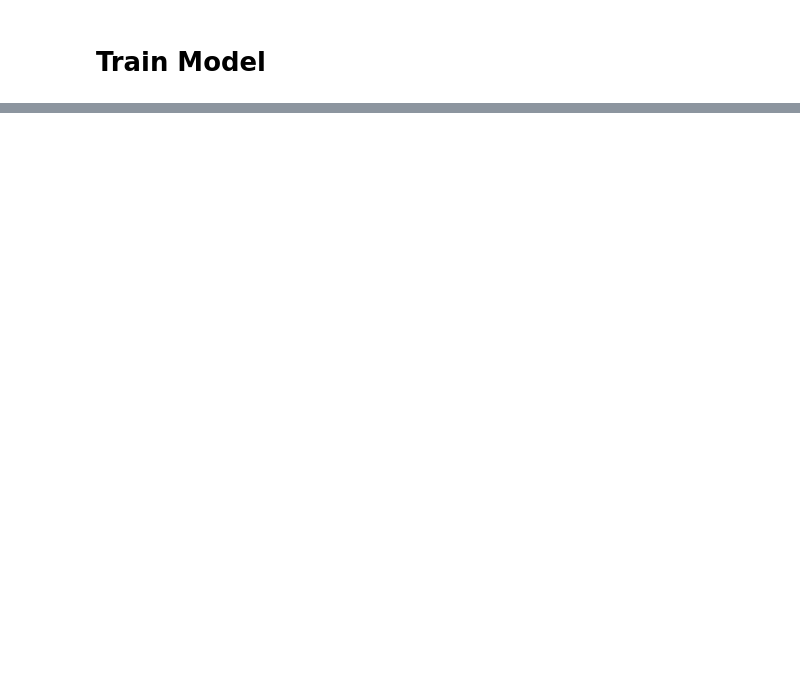
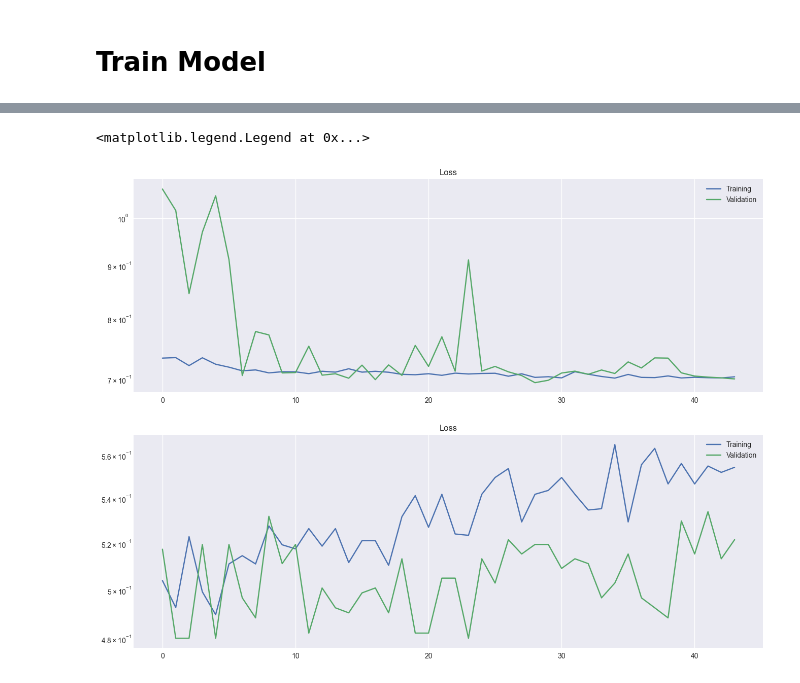
Before and after one commit to yuweichen1008/stock_analysis, a Jupyter notebook: Notebooks/InceptionTime.ipynb, the cells around one changed output, grey strips where cells are left out. Drawn from its saved outputs; the diff is of its cells as text; code cells hidden in the pictures; blank space fills up the shorter version.

```diff
--- a/Notebooks/InceptionTime.ipynb
+++ b/Notebooks/InceptionTime.ipynb
@@ -120,7 +274,7 @@ from tensorflow.keras.utils import to_categorical
 
 model.compile(loss="categorical_crossentropy", optimizer="adam", metrics=["accuracy"])
 
-model_checkpoint = ModelCheckpoint(filepath="best_model.hdf5", monitor="val_loss", save_best_only=True)
+model_checkpoint = ModelCheckpoint(filepath="best_model_tsla_inceptiontime.hdf5", monitor="val_loss", save_best_only=True)
 
 early_stopping = EarlyStopping(monitor="val_loss", patience=100, restore_best_weights=True)
 callbacks = [model_checkpoint, early_stopping]
@@ -132,0 +308,22 @@ ValueError: invalid literal for int() with base 10: 'Buy'
+# %%
+from tensorflow.keras.callbacks import ModelCheckpoint, EarlyStopping, ReduceLROnPlateau
+from tensorflow.keras.utils import to_categorical
+
+model.compile(loss="categorical_crossentropy", optimizer="adam", metrics=["accuracy"])
+
+train_label_counts = label_distribution.iloc[0]
+class_weight = {
+    LABEL_BULL: 1.,
+    LABEL_BEAR: train_label_counts["Bull"]/train_label_counts["Bear"]
+}
+reduce_lr = ReduceLROnPlateau(monitor="val_loss", factor=0.2, patience=15, min_lr=0.00001)
+
+model_checkpoint = ModelCheckpoint(filepath="best_model_InceptionTime_plus_tsla.hdf5", monitor="val_loss", save_best_only=True)
+
+early_stopping = EarlyStopping(monitor="val_loss", patience=15, restore_best_weights=True)
+callbacks = [model_checkpoint, early_stopping, reduce_lr]
+
+train_history = model.fit(x_train, to_categorical(y_train),
+                         validation_data=(x_val, to_categorical(y_val)),
+                         batch_size=256, epochs=100, callbacks=[callbacks],
+                         class_weight=class_weight)
@@ -133,16 +397,21 @@ ValueError: invalid literal for int() with base 10: 'Buy'
 # %%
 import matplotlib.pyplot as plt
-plt.style.use("seaborm-v0_8")
-fig, axes = plt.subplot(2, 1, figsize=(16,12))
+
+#TSLA
+plt.style.use("seaborn-v0_8")
+fig, axes = plt.subplots(2, 1, figsize=(16, 12))
 
 axes[0].set_title("Loss")
-axes[0].set_yscale("Log")
-axes[0].plot(train_history, history["loss"], label="Training")
-axes[0].plot(train_history, history["val_loss"], label="Validation")
+axes[0].set_yscale("log")
+axes[0].plot(train_history.history["loss"], label="Training")
+axes[0].plot(train_history.history["val_loss"], label="Validation")
 axes[0].legend()
 
-axes[1].set_title("Accuracy")
-axes[1].plot(train_history, history["accuracy"], label="Training")
-axes[1].plot(train_history, history["val_accuracy"], label="Validation")
-axes[1].set_xlabel("Epoch")
+axes[1].set_title("Loss")
+axes[1].set_yscale("log")
+axes[1].plot(train_history.history["accuracy"], label="Training")
+axes[1].plot(train_history.history["val_accuracy"], label="Validation")
 axes[1].legend()
+# %% [output]
+<matplotlib.legend.Legend at 0x...>
+[figure, added]
```
Also changed, not shown: parts of 24 cells of this notebook, 2 other files.
